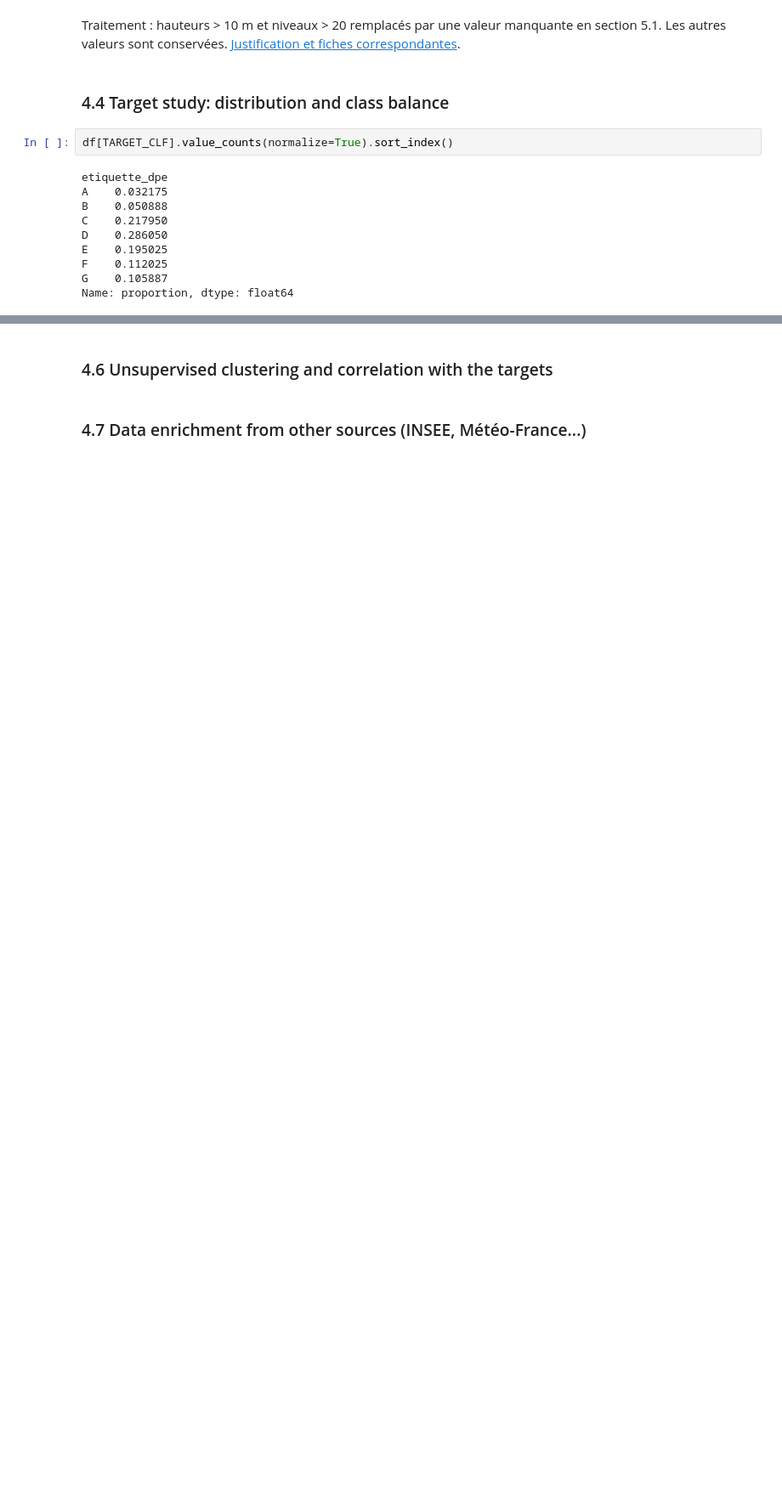
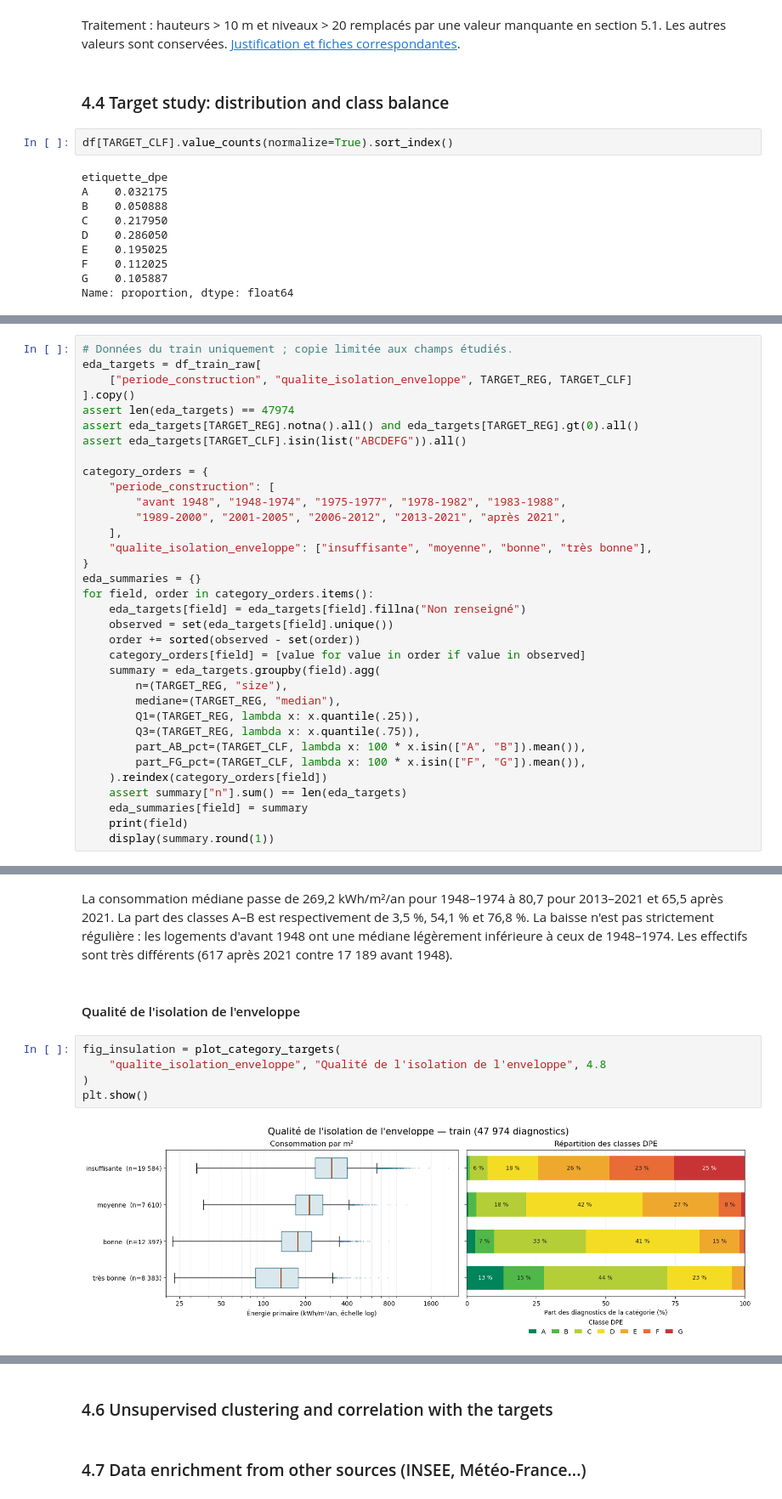
Before and after one commit to Yannisloum63/dpe-house-energy-prediction, a Jupyter notebook: notebook.ipynb, the cells around one changed output, grey strips where cells are left out. Shown at 85% size. Cells and saved outputs as stored; diff of their text form; blank space fills up the shorter version.

```diff
--- a/notebook.ipynb
+++ b/notebook.ipynb
@@ -273,0 +282,34 @@ Name: proportion, dtype: float64
+# %%
+# Données du train uniquement ; copie limitée aux champs étudiés.
+eda_targets = df_train_raw[
+    ["periode_construction", "qualite_isolation_enveloppe", TARGET_REG, TARGET_CLF]
+].copy()
+assert len(eda_targets) == 47974
+assert eda_targets[TARGET_REG].notna().all() and eda_targets[TARGET_REG].gt(0).all()
+assert eda_targets[TARGET_CLF].isin(list("ABCDEFG")).all()
+
+category_orders = {
+    "periode_construction": [
+        "avant 1948", "1948-1974", "1975-1977", "1978-1982", "1983-1988",
+        "1989-2000", "2001-2005", "2006-2012", "2013-2021", "après 2021",
+    ],
+    "qualite_isolation_enveloppe": ["insuffisante", "moyenne", "bonne", "très bonne"],
+}
+eda_summaries = {}
+for field, order in category_orders.items():
+    eda_targets[field] = eda_targets[field].fillna("Non renseigné")
+    observed = set(eda_targets[field].unique())
+    order += sorted(observed - set(order))
+    category_orders[field] = [value for value in order if value in observed]
+    summary = eda_targets.groupby(field).agg(
+        n=(TARGET_REG, "size"),
+        mediane=(TARGET_REG, "median"),
+        Q1=(TARGET_REG, lambda x: x.quantile(.25)),
+        Q3=(TARGET_REG, lambda x: x.quantile(.75)),
+        part_AB_pct=(TARGET_CLF, lambda x: 100 * x.isin(["A", "B"]).mean()),
+        part_FG_pct=(TARGET_CLF, lambda x: 100 * x.isin(["F", "G"]).mean()),
+    ).reindex(category_orders[field])
+    assert summary["n"].sum() == len(eda_targets)
+    eda_summaries[field] = summary
+    print(field)
+    display(summary.round(1))
@@ -273,0 +408,15 @@ Name: proportion, dtype: float64
+# %% [markdown]
+La consommation médiane passe de 269,2 kWh/m²/an pour 1948–1974 à 80,7 pour
+2013–2021 et 65,5 après 2021. La part des classes A–B est respectivement de
+3,5 %, 54,1 % et 76,8 %. La baisse n'est pas strictement régulière :
+les logements d'avant 1948 ont une médiane légèrement inférieure à ceux de 1948–1974.
+Les effectifs sont très différents (617 après 2021 contre 17 189 avant 1948).
+# %% [markdown]
+#### Qualité de l'isolation de l'enveloppe
+# %%
+fig_insulation = plot_category_targets(
+    "qualite_isolation_enveloppe", "Qualité de l'isolation de l'enveloppe", 4.8
+)
+plt.show()
+# %% [output]
+[figure, added]
```
Also changed, not shown: parts of 9 cells of this notebook.
